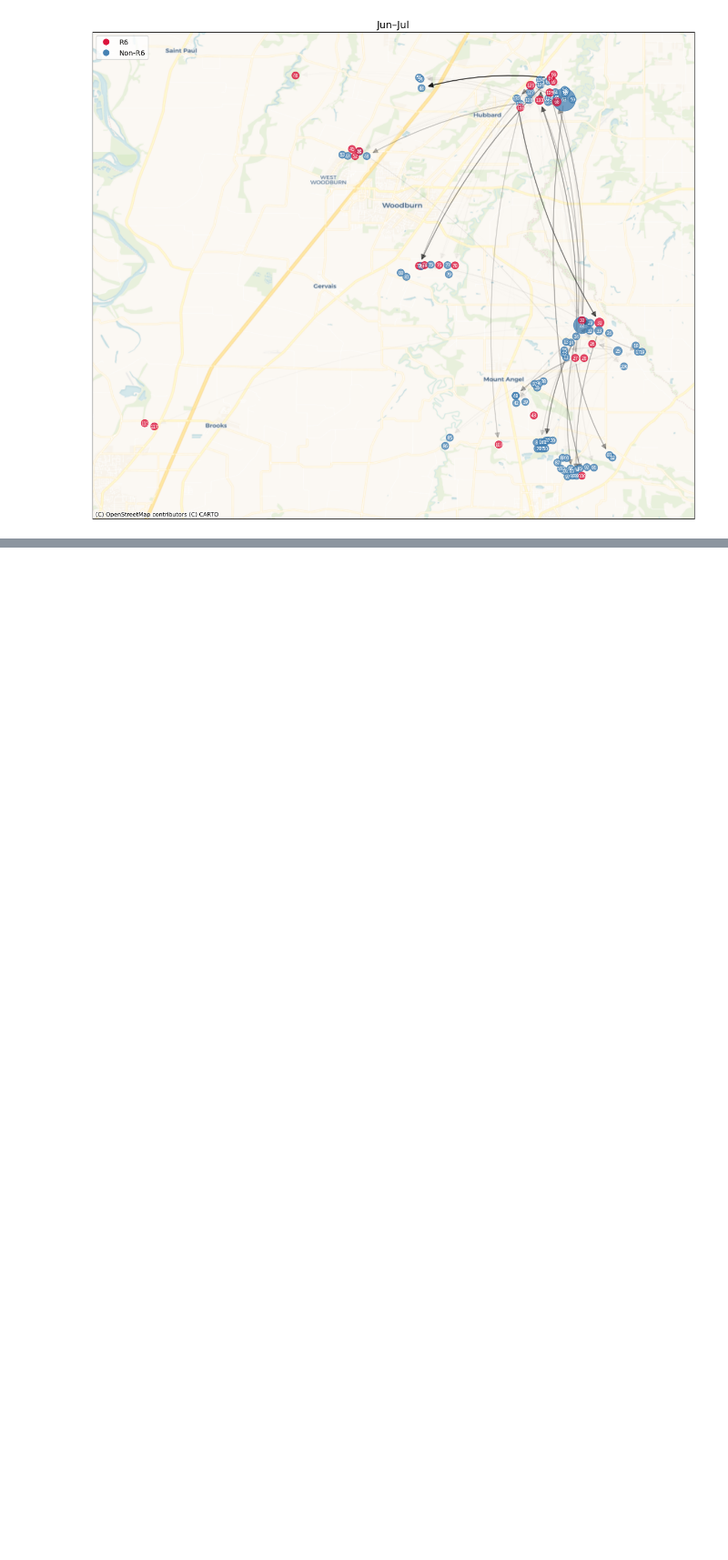
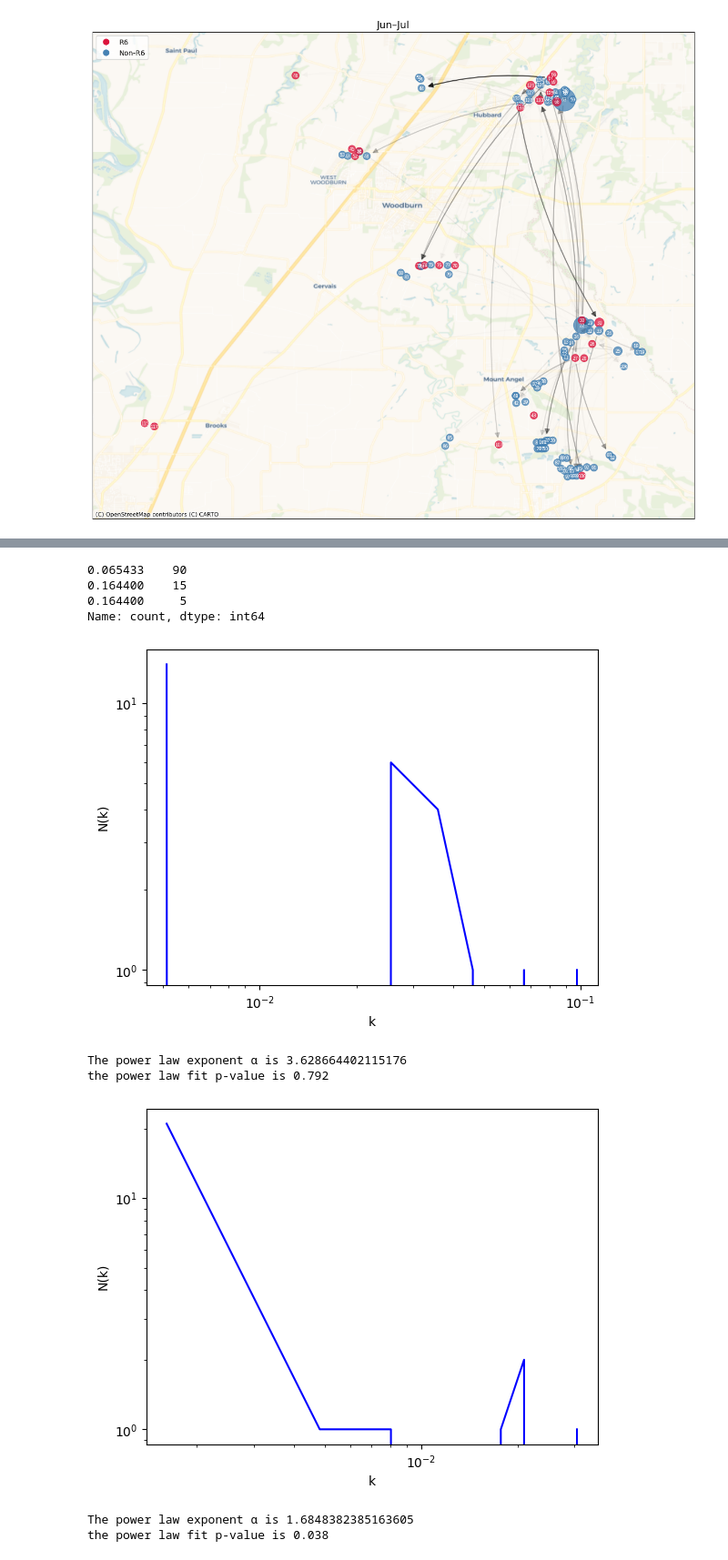
Before and after one commit to hawktre/CS_546_FinalProject, a Jupyter notebook: notebooks/4-network-analysis-finalproject.ipynb, the cells around one changed output, grey strips where cells are left out. Shown at 91% size. Saved outputs shown, nothing was run; the diff lists cells and outputs as text; code cells hidden in the pictures; blank space fills up the shorter version.

Commit message:
implemented degree distribution + trying katz centrality

```diff
--- a/notebooks/4-network-analysis-finalproject.ipynb
+++ b/notebooks/4-network-analysis-finalproject.ipynb
@@ -28,9 +28,11 @@ import igraph as ig
 import pandas as pd
 import numpy as np
 import matplotlib.pyplot as plt
-import cairo
+# import cairo
 import contextily as ctx
 import networkx as nx
+
+pd.set_option('display.max_rows', 10)
 
 # Read in the adjacency matrices from the CSV files
 apr_may = pd.read_csv('../reports/networks/network_may_jun.csv', index_col=0, header=0)
@@ -42,11 +44,10 @@ meta = pd.read_csv('../data/processed/clean_summary.csv', index_col=0, header=0)
 meta["date"] = pd.to_datetime(meta["date"])
 
 # Subset to 2017
-meta_2017 = meta.loc[meta["year"] == 2017, ["field_id", "centroid_lat", "centroid_long", "initial_strain", "plant_type"]]
-meta_2017.drop_duplicates(subset="field_id", keep="first", inplace=True)
+meta_2017 = meta.loc[meta["year"] == 2017, ["field_id", "centroid_lat", "centroid_long", "initial_strain", "plant_type"]].drop_duplicates(subset="field_id", keep="first").reset_index(drop=True)
 
 #Write a function to build an igraph with metadata
-def build_graph(adj_df, meta_df):
+def build_graph(adj_df, meta_df) -> ig.Graph:
     # Build graph
     g = ig.Graph.Weighted_Adjacency(adj_df.to_numpy().transpose(), mode="directed", attr="weight", loops=False)
 
@@ -130,3 +131,14 @@ plot_network(jun_jul_g, title="Jun–Jul", weight_percentile=50)
 [figure]
 [figure]
 [figure]
+# %%
+pd.set_option('display.max_rows', 150)
+pd.set_option('display.max_columns', 150)
+non_R6 = meta_2017[meta_2017["plant_type"] == "non-R6"]["field_id"]
+R6 = meta_2017[meta_2017["plant_type"] == "R6"]["field_id"]
+non_V6 = meta_2017[meta_2017["initial_strain"] == "non-V6"]["field_id"]
+V6 = meta_2017[meta_2017["initial_strain"] == "V6"]["field_id"]
+
+labels = jun_jul.index
+in_deg = jun_jul.sum(axis=1).to_numpy()
+out_deg  = jun_jul.sum(axis=0).to_numpy()
@@ -132,0 +149,14 @@ plot_network(jun_jul_g, title="Jun–Jul", weight_percentile=50)
+# %%
+def degree_distribution(degrees: np.ndarray, bins = 10):
+
+  y, edges = np.histogram(degrees, bins=bins)
+  x = 0.5 * (edges[:-1] + edges[1:])
+  plt.loglog(x, y, 'b')
+  plt.xlabel("k")
+  plt.ylabel("N(k)")
+  plt.show()
+
+  pl_fit = ig.statistics.power_law_fit(degrees)
+  print(f"The power law exponent α is {pl_fit.alpha}")
+  print(f"the power law fit p-value is {pl_fit.p}")
+  return pl_fit
@@ -132,0 +192,20 @@ plot_network(jun_jul_g, title="Jun–Jul", weight_percentile=50)
+# %%
+indeg_katz_series = pd.Series(indeg_katz_scores, index=list(labels))
+outdeg_katz_series = pd.Series(outdeg_katz_scores, index=list(labels))
+
+outdeg_katz_series.value_counts()
+# %% [output]
+0.065433    90
+0.164400    15
+0.164400     5
+Name: count, dtype: int64
+# %%
+R6_in_pl_fit = degree_distribution(in_deg[R6.index])
+R6_out_pl_fit = degree_distribution(out_deg[R6.index])
+# %% [output]
+[figure, added]
+The power law exponent α is 3.628664402115176
+the power law fit p-value is 0.792
+[figure, added]
+The power law exponent α is 1.6848382385163605
+the power law fit p-value is 0.038
```
Also changed, not shown: parts of 9 cells of this notebook, 1 other file.
